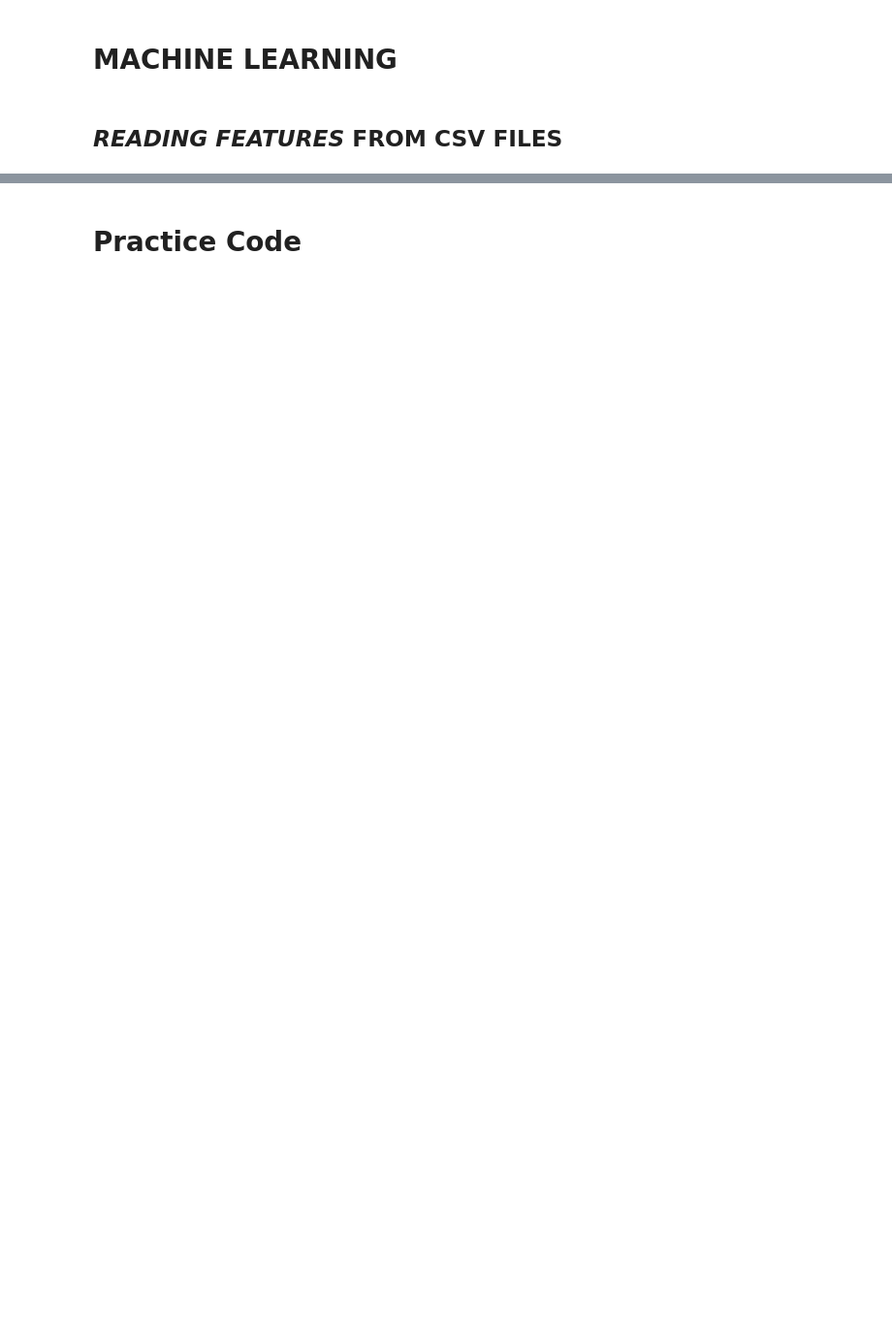
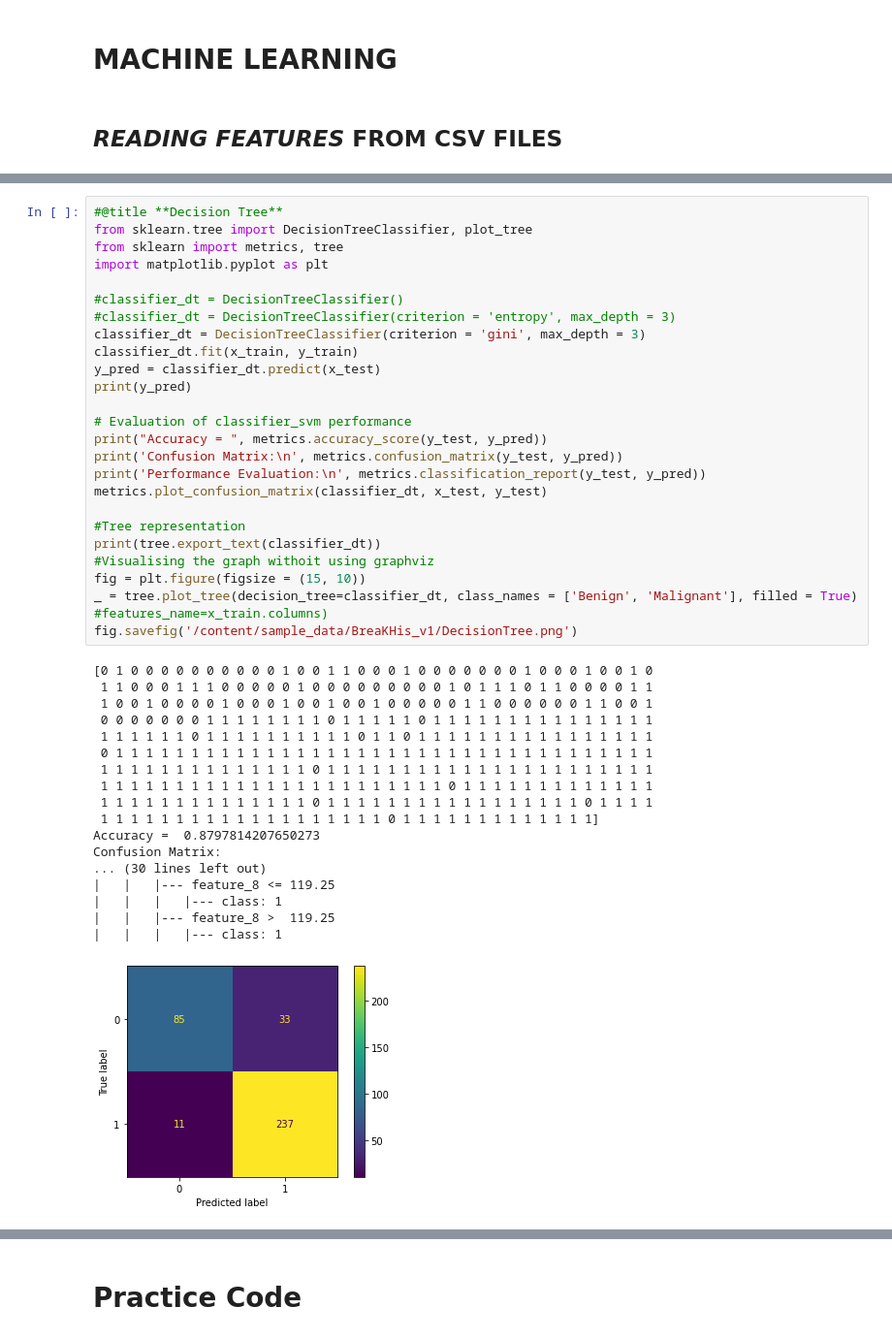
Before and after one commit to Nadeem-Anwar/Nadeem-Anwar, a Jupyter notebook: Cancer.ipynb, the cells around one changed output, grey strips where cells are left out. Shown at 97% size. Cells and saved outputs as stored; diff of their text form; blank space fills up the shorter version.

```diff
--- a/Cancer.ipynb
+++ b/Cancer.ipynb
@@ -631,0 +708,44 @@ color_Quantize(Bx_train[23])
+# %%
+#@title **Decision Tree**
+from sklearn.tree import DecisionTreeClassifier, plot_tree
+from sklearn import metrics, tree
+import matplotlib.pyplot as plt
+
+#classifier_dt = DecisionTreeClassifier()
+#classifier_dt = DecisionTreeClassifier(criterion = 'entropy', max_depth = 3)
+classifier_dt = DecisionTreeClassifier(criterion = 'gini', max_depth = 3)
+classifier_dt.fit(x_train, y_train)
+y_pred = classifier_dt.predict(x_test)
+print(y_pred)
+
+# Evaluation of classifier_svm performance
+print("Accuracy = ", metrics.accuracy_score(y_test, y_pred))
+print('Confusion Matrix:\n', metrics.confusion_matrix(y_test, y_pred))
+print('Performance Evaluation:\n', metrics.classification_report(y_test, y_pred))
+metrics.plot_confusion_matrix(classifier_dt, x_test, y_test)
+
+#Tree representation
+print(tree.export_text(classifier_dt))
+#Visualising the graph withoit using graphviz
+fig = plt.figure(figsize = (15, 10))
+_ = tree.plot_tree(decision_tree=classifier_dt, class_names = ['Benign', 'Malignant'], filled = True) #features_name=x_train.columns)
+fig.savefig('/content/sample_data/BreaKHis_v1/DecisionTree.png')
+# %% [output]
+[0 1 0 0 0 0 0 0 0 0 0 0 1 0 0 1 1 0 0 0 1 0 0 0 0 0 0 0 1 0 0 0 1 0 0 1 0
+ 1 1 0 0 0 1 1 1 0 0 0 0 0 1 0 0 0 0 0 0 0 0 0 1 0 1 1 1 0 1 1 0 0 0 0 1 1
+ 1 0 0 1 0 0 0 0 1 0 0 0 1 0 0 1 0 0 1 0 0 0 0 0 1 1 0 0 0 0 0 0 1 1 0 0 1
+ 0 0 0 0 0 0 0 1 1 1 1 1 1 1 1 0 1 1 1 1 1 0 1 1 1 1 1 1 1 1 1 1 1 1 1 1 1
+ 1 1 1 1 1 1 0 1 1 1 1 1 1 1 1 1 1 0 1 1 0 1 1 1 1 1 1 1 1 1 1 1 1 1 1 1 1
+ 0 1 1 1 1 1 1 1 1 1 1 1 1 1 1 1 1 1 1 1 1 1 1 1 1 1 1 1 1 1 1 1 1 1 1 1 1
+ 1 1 1 1 1 1 1 1 1 1 1 1 1 1 0 1 1 1 1 1 1 1 1 1 1 1 1 1 1 1 1 1 1 1 1 1 1
+ 1 1 1 1 1 1 1 1 1 1 1 1 1 1 1 1 1 1 1 1 1 1 1 0 1 1 1 1 1 1 1 1 1 1 1 1 1
+ 1 1 1 1 1 1 1 1 1 1 1 1 1 1 0 1 1 1 1 1 1 1 1 1 1 1 1 1 1 1 1 1 0 1 1 1 1
+ 1 1 1 1 1 1 1 1 1 1 1 1 1 1 1 1 1 1 1 0 1 1 1 1 1 1 1 1 1 1 1 1 1]
+Accuracy =  0.8797814207650273
+Confusion Matrix:
+... (30 lines left out)
+|   |   |--- feature_8 <= 119.25
+|   |   |   |--- class: 1
+|   |   |--- feature_8 >  119.25
+|   |   |   |--- class: 1
+[figure, added]
```
Also changed, not shown: parts of 30 cells of this notebook.
